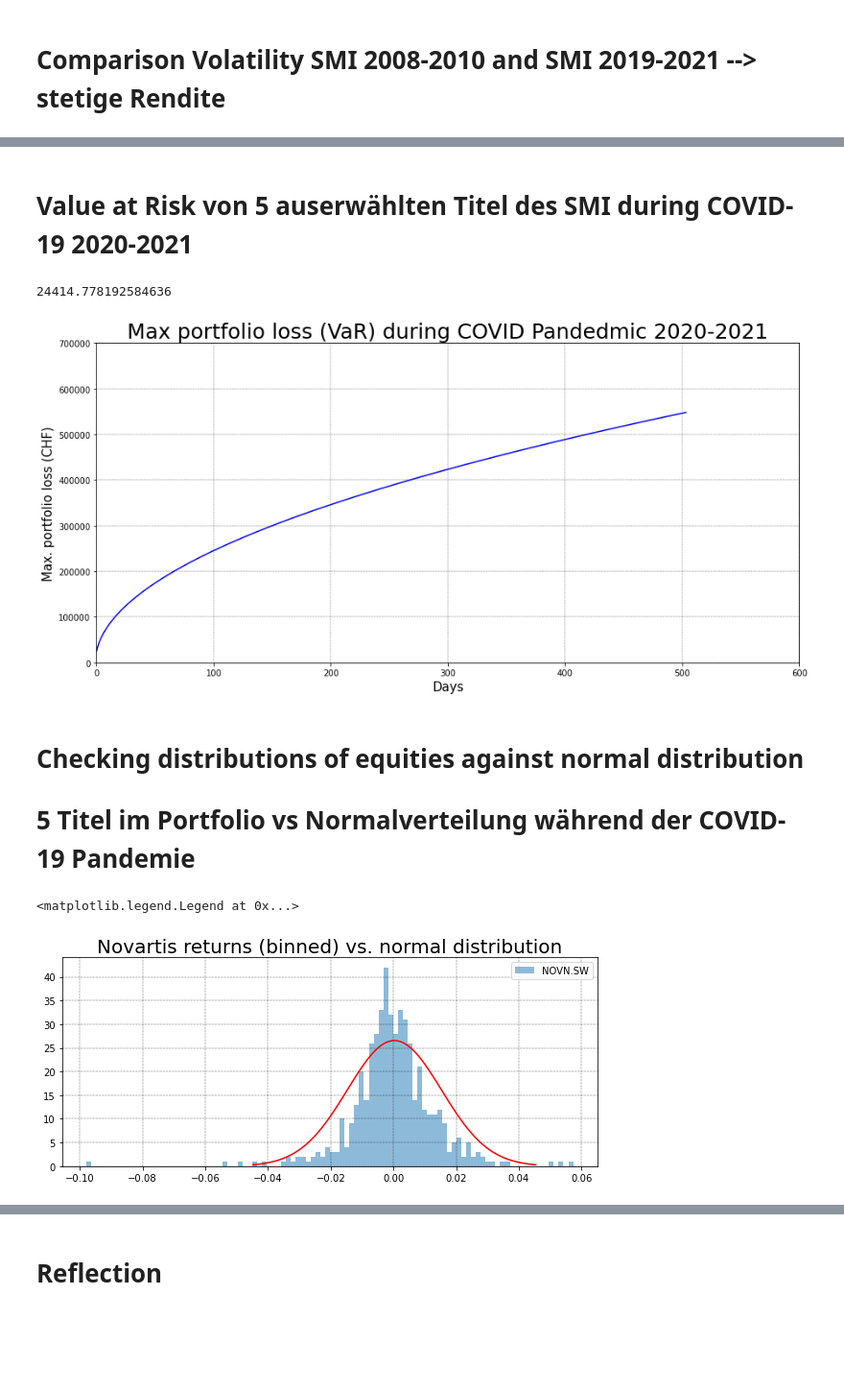
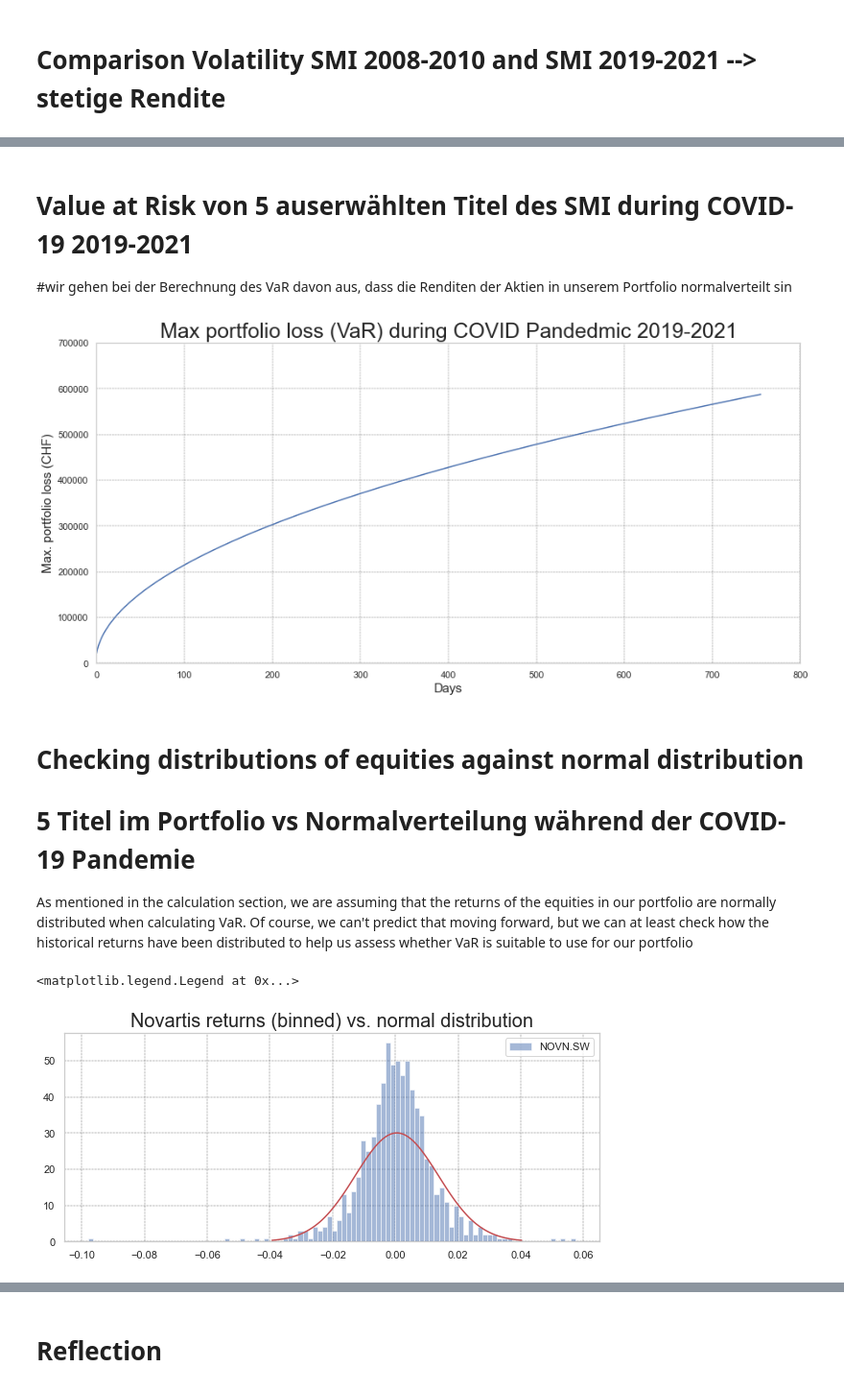
Before and after one commit to Darioschuerch/Project_MRWAM69.F2201_Marzer_Schuerch, a Jupyter notebook: Project/Project_MRWAM69.F2201_Marzer_Schuerch.ipynb, the cells around one changed output, grey strips where cells are left out. Shown at 96% size. Saved outputs shown, nothing was run; the diff lists cells and outputs as text; code cells hidden in the pictures; blank space fills up the shorter version.

```diff
--- a/Project/Project_MRWAM69.F2201_Marzer_Schuerch.ipynb
+++ b/Project/Project_MRWAM69.F2201_Marzer_Schuerch.ipynb
@@ -252,39 +290,39 @@ plt.legend()
 # %% [markdown]
-# Value at Risk von 5 auserwählten Titel des SMI during COVID-19 2020-2021
+# Value at Risk von 5 auserwählten Titel des SMI during COVID-19 2019-2021
+#wir gehen bei der Berechnung des VaR davon aus, dass die Renditen der Aktien in unserem Portfolio normalverteilt sin
 # %%
-portfolio_20 = ["NOVN.SW", "UBSG.SW", "NESN.SW", "CSGN.SW", "ABBN.SW"]
-weights_20 = np.array([.2, .2, .2, .2, .2])
-investment_20 = 1000000
-start_20 = datetime(2020,1,1)
-end_20 = datetime(2021,12,31)
-df_20 = pdr.get_data_yahoo(portfolio_20, start_20, end_20) ["Close"]
-returns_20 = df_20.pct_change()
+#VaR 5  Titel 2019-2021  during COVID
+portfolio_19 = ["NOVN.SW", "UBSG.SW", "NESN.SW", "CSGN.SW", "ABBN.SW"]
+weights_19 = np.array([.2, .2, .2, .2, .2])
+investment_19 = 1000000
+start_19 = datetime(2019,1,1)
+end_19 = datetime(2021,12,31)
+df_19 = pdr.get_data_yahoo(portfolio_19, start_19, end_19) ["Close"]
+returns_19 = df_19.pct_change()
 #print(returns)
 
 # Generate Var-Cov matrix (Kovarianzmatrix)
-cov_matrix_20 = returns_20.cov()
+cov_matrix_19 = returns_19.cov()
 #print(cov_matrix)
 
 #calculate mean returns of the stocks
-mean_returns_20 = returns_20.mean()
+mean_returns_19 = returns_19.mean()
 
 #calculate mean returns for the portfolio and normalize against investments weights
-mean_portfolio_20 = mean_returns_20.dot(weights_20)
+mean_portfolio_19 = mean_returns_19.dot(weights_19)
 
 #Standard deviation of the portfolio
-std_portfolio_20 = np.sqrt(weights_20.T.dot(cov_matrix_20).dot(weights_20))
+std_portfolio_19 = np.sqrt(weights_19.T.dot(cov_matrix_19).dot(weights_19))
 
 #Mean of investment
-mean_investment_20 = (1+mean_portfolio_20) * investment_20
+mean_investment_19 = (1+mean_portfolio_19) * investment_19
 
 #Standard deviation of investment
-std_investment_20 = investment_20 * std_portfolio_20
+std_investment_19 = investment_19 * std_portfolio_19
 
 #Konfidenzintervall (95%)
-conf_level_20 = 0.05
-var_cutoff_20 = norm.ppf(conf_level_20, mean_investment_20, std_investment_20) #normal cumulatice distribution
-Var = investment_20 - var_cutoff_20
-print(Var)
+conf_level_19 = 0.05
+var_cutoff_19 = norm.ppf(conf_level_19, mean_investment_19, std_investment_19) #normal cumulatice distribution
+Var = investment_19 - var_cutoff_19
+#print(Var)
-# %% [output]
-24414.778192584636
 # %%
@@ -298,26 +336,27 @@ for x in range(1, days_20+1):
 # %%
-#plot
 plt.figure(figsize=(15,7))
 plt.xlabel("Days", fontsize = 15)
 plt.ylabel("Max. portfolio loss (CHF)", fontsize = 15)
-plt.xlim(0,600)
+plt.xlim(0,800)
 plt.ylim(0,700000)
-plt.title("Max portfolio loss (VaR) during COVID Pandedmic 2020-2021", fontsize = 25)
-plt.plot(Var_array_20, "b")
+plt.title("Max portfolio loss (VaR) during COVID Pandedmic 2019-2021", fontsize = 25)
+plt.plot(Var_array_19, "b")
 plt.grid(which="major", color='k', linestyle='-.', linewidth=0.3)
 # %% [output]
-[figure, old version]
+[figure, new version]
 # %% [markdown]
 # Checking distributions of equities against normal distribution
 # 5 Titel im Portfolio vs Normalverteilung während der COVID-19 Pandemie
+
+As mentioned in the calculation section, we are assuming that the returns of the equities in our portfolio are normally distributed when calculating VaR. Of course, we can't predict that moving forward, but we can at least check how the historical returns have been distributed to help us assess whether VaR is suitable to use for our portfolio
 # %%
-returns_20["NOVN.SW"].hist(bins = 100, label = "NOVN.SW", alpha = 0.5, figsize = (10,4))
-x = np.linspace(mean_portfolio_20 - 3* std_portfolio_20, mean_portfolio_20 +3 *std_portfolio_20,100)
-plt.plot(x, scipy.stats.norm.pdf(x, mean_portfolio_20, std_portfolio_20), "r")
+returns_19["NOVN.SW"].hist(bins = 100, label = "NOVN.SW", alpha = 0.5, figsize = (10,4))
+x = np.linspace(mean_portfolio_19 - 3* std_portfolio_19, mean_portfolio_19 +3 *std_portfolio_19,100)
+plt.plot(x, scipy.stats.norm.pdf(x, mean_portfolio_19, std_portfolio_19), "r")
 plt.title("Novartis returns (binned) vs. normal distribution", fontsize = (20))
 plt.grid(which="major", color='k', linestyle='-.', linewidth=0.3)
 plt.legend()
 # %% [output]
 <matplotlib.legend.Legend at 0x...>
-[figure, old version]
+[figure, new version]
 # %%
```
Also changed, not shown: parts of 39 cells of this notebook, 2 other files.
